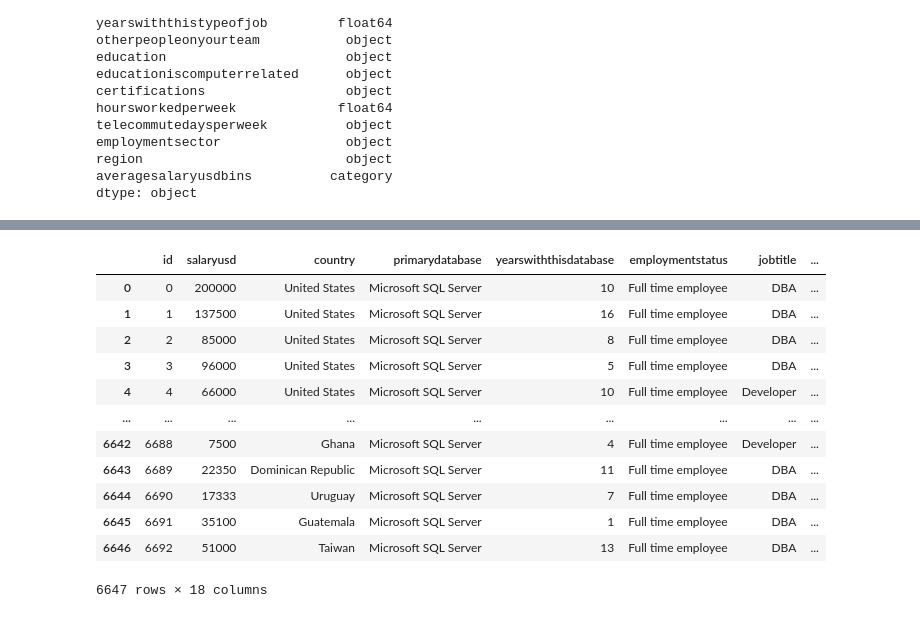
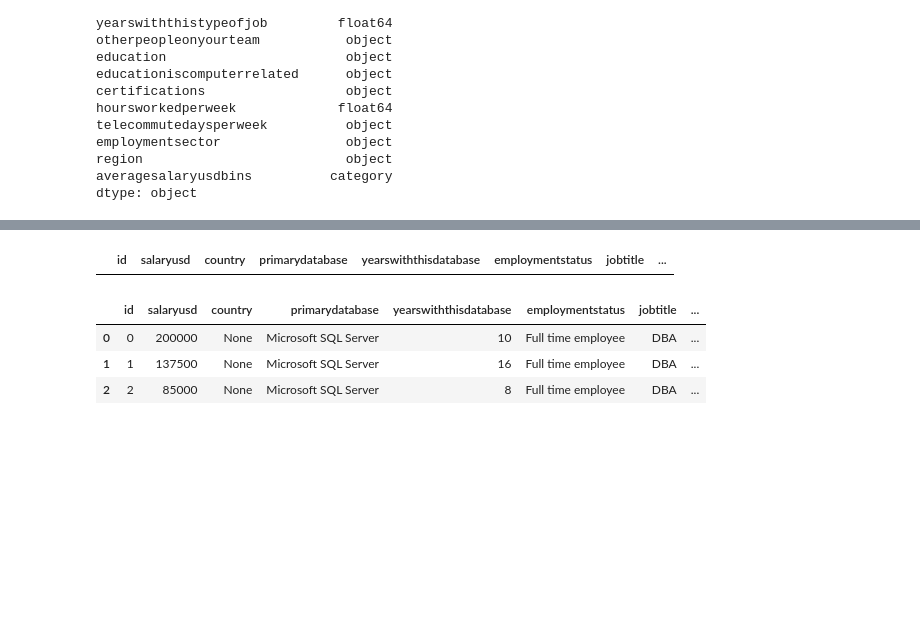
Before and after one commit to adrianavandeguchte/PredictYourSalary, a Jupyter notebook: notebooks/data_cleaning_sandy.ipynb, the cells around one changed output, grey strips where cells are left out. Saved outputs shown, nothing was run; the diff lists cells and outputs as text; code cells hidden in the pictures; blank space fills up the shorter version.

```diff
--- a/notebooks/data_cleaning_sandy.ipynb
+++ b/notebooks/data_cleaning_sandy.ipynb
@@ -477,23 +449,18 @@ engine.table_names()
+# %%
+pd.read_sql_query('select * from salary_data1', con=engine)
+# %% [output]
+|  | id | salaryusd | country | primarydatabase | yearswiththisdatabase | employmentstatus | jobtitle | ... |
 # %%
 # adds dataframe to RDS
 merged_df.to_sql(name='salary_data1', con=engine, if_exists='append', index=False)
 # %%
 # Check to confirm that data was loaded successfully
-pd.read_sql_query('select * from salary_data1', con=engine)
+pd.read_sql_query('select * from salary_data1 limit 3', con=engine)
 # %% [output]
 |  | id | salaryusd | country | primarydatabase | yearswiththisdatabase | employmentstatus | jobtitle | ... |
-| 0 | 0 | 200000 | United States | Microsoft SQL Server | 10 | Full time employee | DBA | ... |
-| 1 | 1 | 137500 | United States | Microsoft SQL Server | 16 | Full time employee | DBA | ... |
-| 2 | 2 | 85000 | United States | Microsoft SQL Server | 8 | Full time employee | DBA | ... |
-| 3 | 3 | 96000 | United States | Microsoft SQL Server | 5 | Full time employee | DBA | ... |
-| 4 | 4 | 66000 | United States | Microsoft SQL Server | 10 | Full time employee | Developer | ... |
-| ... | ... | ... | ... | ... | ... | ... | ... | ... |
-| 6642 | 6688 | 7500 | Ghana | Microsoft SQL Server | 4 | Full time employee | Developer | ... |
-| 6643 | 6689 | 22350 | Dominican Republic | Microsoft SQL Server | 11 | Full time employee | DBA | ... |
-| 6644 | 6690 | 17333 | Uruguay | Microsoft SQL Server | 7 | Full time employee | DBA | ... |
-| 6645 | 6691 | 35100 | Guatemala | Microsoft SQL Server | 1 | Full time employee | DBA | ... |
-| 6646 | 6692 | 51000 | Taiwan | Microsoft SQL Server | 13 | Full time employee | DBA | ... |
+| 0 | 0 | 200000 | None | Microsoft SQL Server | 10 | Full time employee | DBA | ... |
+| 1 | 1 | 137500 | None | Microsoft SQL Server | 16 | Full time employee | DBA | ... |
+| 2 | 2 | 85000 | None | Microsoft SQL Server | 8 | Full time employee | DBA | ... |
-6647 rows × 18 columns
 # %%
 import seaborn as sns
 import matplotlib.pyplot as plt
```
Also changed, not shown: parts of 6 cells of this notebook.
